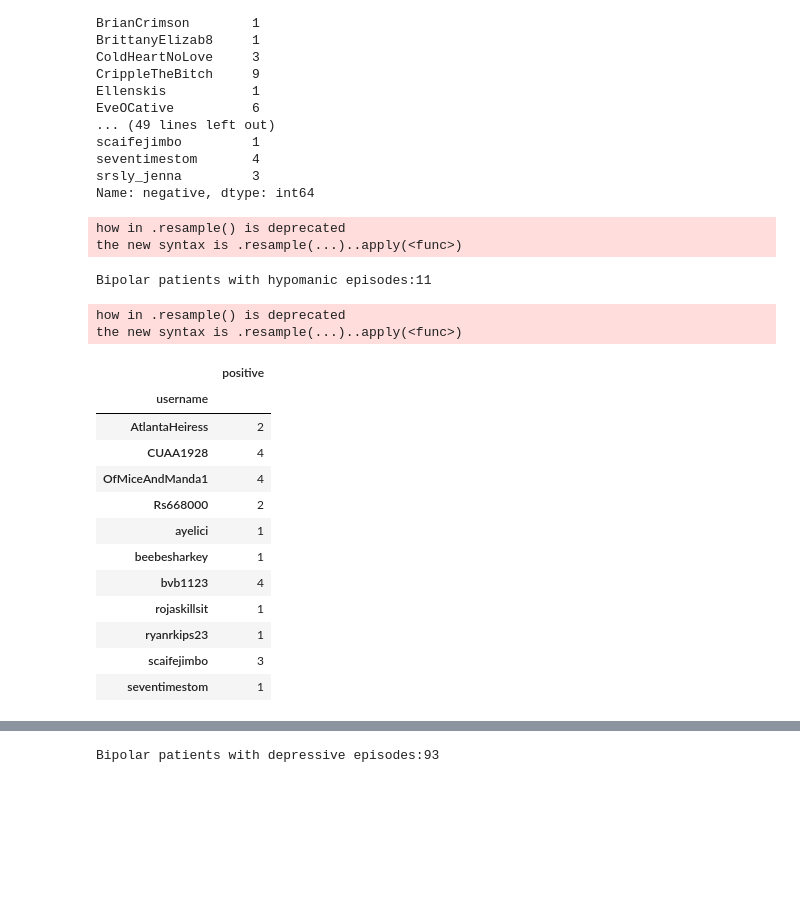
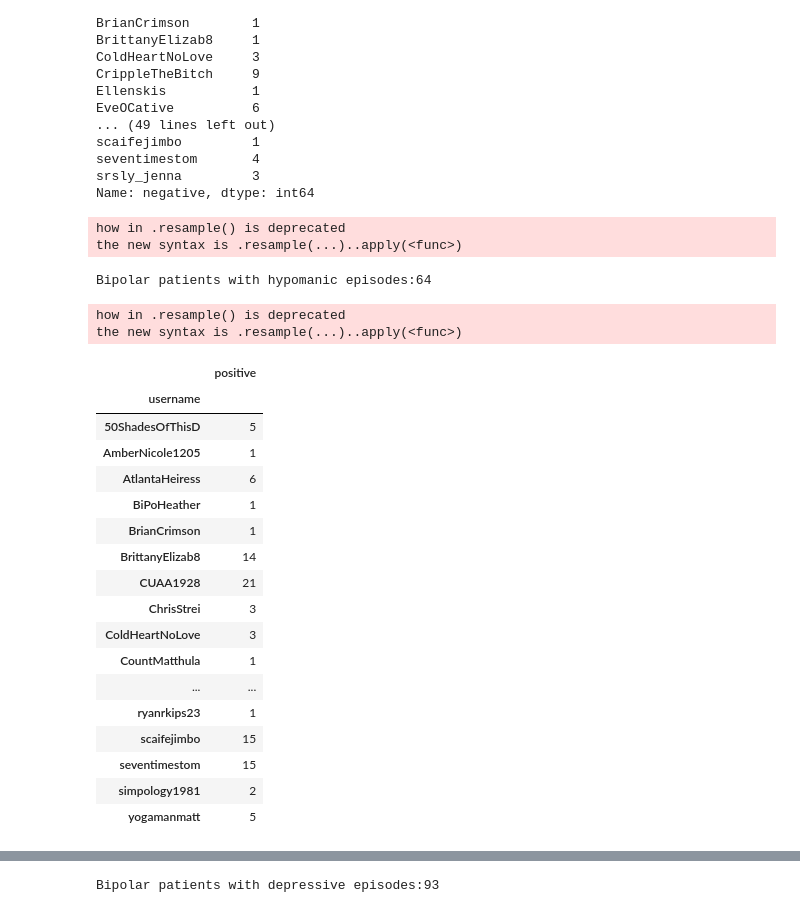
Before and after one commit to nweat/mental-health-research, a Jupyter notebook: patient_tweet_analysis/jupyter_stats/dataset_feature_labelling.ipynb, the cells around one changed output, grey strips where cells are left out. Cells and saved outputs as stored; diff of their text form; code cells hidden in the pictures; blank space fills up the shorter version.

```diff
--- a/patient_tweet_analysis/jupyter_stats/dataset_feature_labelling.ipynb
+++ b/patient_tweet_analysis/jupyter_stats/dataset_feature_labelling.ipynb
@@ -1519,49 +1780,54 @@ Name: negative, dtype: int64
 explore_episodes = features_to_explore[['username','tweetCreated','negative','positive','suicide-words',
                                       'depressive-symptoms','medication-mentions','awareness-hashtags']]
 
 explore_episodes = explore_episodes.set_index('tweetCreated')# reset_index
 explore_episodes.index = pd.to_datetime(explore_episodes.index)
 explore_episodes = explore_episodes.groupby('username').apply(
     lambda explore_episodes: explore_episodes.resample('1D',how={'positive':'sum'})) # sum negative tweets per hour
-explore_episodes = explore_episodes.loc[explore_episodes['positive'] > 5] # keep only days with over 10 negative tweets in that day
+explore_episodes = explore_episodes.loc[explore_episodes['positive'] > 1] # keep only days with over 10 negative tweets in that day
 explore_episodes = explore_episodes.reset_index(level=[0, 1]).set_index('tweetCreated')
 
 
 explore_episodes2 = explore_episodes.groupby('username').apply(
     lambda explore_episodes: explore_episodes.resample('4D', how={'positive':'count'})) # count hours in a day with over 5 neg tweets
 explore_episodes2 = explore_episodes2.reset_index(level=[0, 1]).set_index('tweetCreated')
 explore_episodes2 = explore_episodes2.loc[explore_episodes2['positive'] > 2] # over 5 days
 
 """
 explore_episodes2 = explore_episodes2.loc[explore_episodes2['negative'] > 10] # filter days with over
 
 explore_episodes3 = explore_episodes2.groupby('username').apply(
     lambda explore_episodes2: explore_episodes2.resample('2W', how={'negative':'count'})) # count days within 2 week period that match criteria above
 #explore_episodes2 = explore_episodes2.reset_index(level=[0, 1]).set_index('tweetCreated')
 """
 
-final = explore_episodes2.groupby('username').count()
-print 'Bipolar patients with hypomanic episodes:' + str(len(final))
-final
+finalhyp = explore_episodes2.groupby('username').count()
+print 'Bipolar patients with hypomanic episodes:' + str(len(finalhyp))
+finalhyp
 # %% [output]
 how in .resample() is deprecated
 the new syntax is .resample(...)..apply(<func>)
-Bipolar patients with hypomanic episodes:11
+Bipolar patients with hypomanic episodes:64
 how in .resample() is deprecated
 the new syntax is .resample(...)..apply(<func>)
 |  | positive |
 | username |  |
-| AtlantaHeiress | 2 |
-| CUAA1928 | 4 |
-| OfMiceAndManda1 | 4 |
-| Rs668000 | 2 |
-| ayelici | 1 |
-| beebesharkey | 1 |
-| bvb1123 | 4 |
-| rojaskillsit | 1 |
+| 50ShadesOfThisD | 5 |
+| AmberNicole1205 | 1 |
+| AtlantaHeiress | 6 |
+| BiPoHeather | 1 |
+| BrianCrimson | 1 |
+| BrittanyElizab8 | 14 |
+| CUAA1928 | 21 |
+| ChrisStrei | 3 |
+| ColdHeartNoLove | 3 |
+| CountMatthula | 1 |
+| ... | ... |
 | ryanrkips23 | 1 |
-| scaifejimbo | 3 |
-| seventimestom | 1 |
+| scaifejimbo | 15 |
+| seventimestom | 15 |
+| simpology1981 | 2 |
+| yogamanmatt | 5 |
 # %%
 ### DEPRESSIVE MOOD MOST OF DAY ATTEMPT 2 - WORKING
 # how many 1 hour periods have more than 5 negative tweets
```
Also changed, not shown: parts of 11 cells of this notebook, 1 other file.
